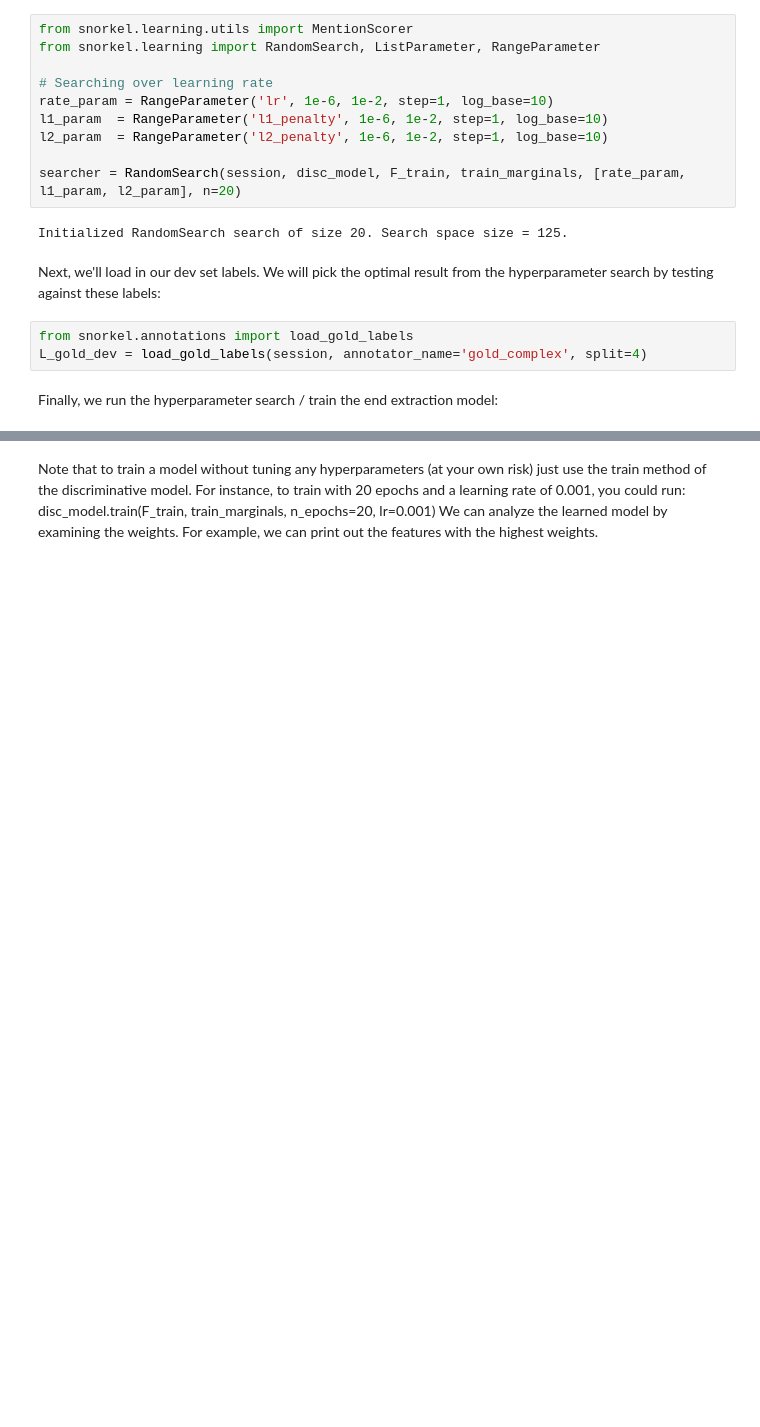
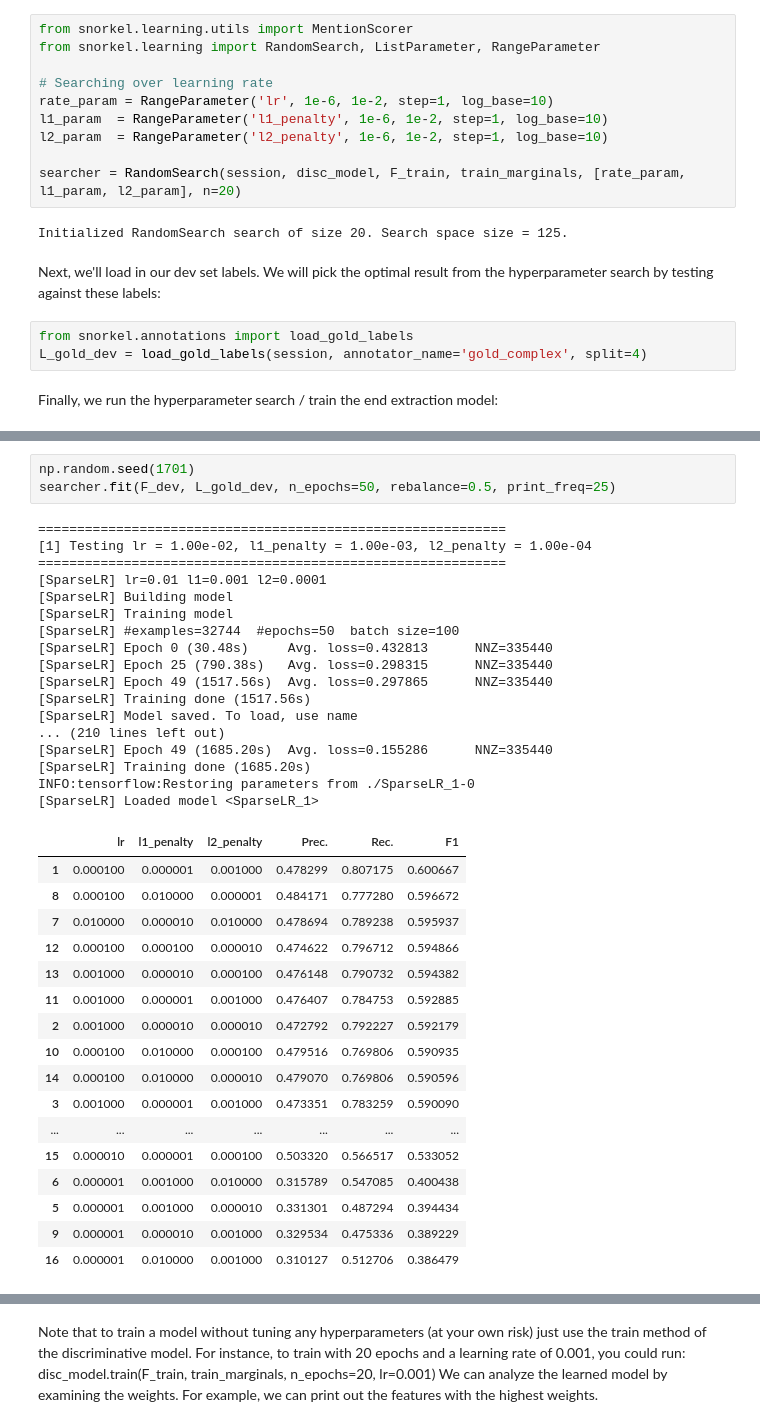
Before and after one commit to lmkostas/CS341_Arabidopsis, a Jupyter notebook: LabelingFunctions-complexPheno.ipynb, the cells around one changed output, grey strips where cells are left out. Drawn from its saved outputs; the diff is of its cells as text; blank space fills up the shorter version.

```diff
--- a/LabelingFunctions-complexPheno.ipynb
+++ b/LabelingFunctions-complexPheno.ipynb
@@ -970,0 +1360,38 @@ INFO:tensorflow:Restoring parameters from ./SparseLR_10-0
+# %%
+np.random.seed(1701)
+searcher.fit(F_dev, L_gold_dev, n_epochs=50, rebalance=0.5, print_freq=25)
+# %% [output]
+============================================================
+[1] Testing lr = 1.00e-02, l1_penalty = 1.00e-03, l2_penalty = 1.00e-04
+============================================================
+[SparseLR] lr=0.01 l1=0.001 l2=0.0001
+[SparseLR] Building model
+[SparseLR] Training model
+[SparseLR] #examples=32744  #epochs=50  batch size=100
+[SparseLR] Epoch 0 (30.48s)     Avg. loss=0.432813      NNZ=335440
+[SparseLR] Epoch 25 (790.38s)   Avg. loss=0.298315      NNZ=335440
+[SparseLR] Epoch 49 (1517.56s)  Avg. loss=0.297865      NNZ=335440
+[SparseLR] Training done (1517.56s)
+[SparseLR] Model saved. To load, use name
+... (210 lines left out)
+[SparseLR] Epoch 49 (1685.20s)  Avg. loss=0.155286      NNZ=335440
+[SparseLR] Training done (1685.20s)
+INFO:tensorflow:Restoring parameters from ./SparseLR_1-0
+[SparseLR] Loaded model <SparseLR_1>
+|  | lr | l1_penalty | l2_penalty | Prec. | Rec. | F1 |
+| 1 | 0.000100 | 0.000001 | 0.001000 | 0.478299 | 0.807175 | 0.600667 |
+| 8 | 0.000100 | 0.010000 | 0.000001 | 0.484171 | 0.777280 | 0.596672 |
+| 7 | 0.010000 | 0.000010 | 0.010000 | 0.478694 | 0.789238 | 0.595937 |
+| 12 | 0.000100 | 0.000100 | 0.000010 | 0.474622 | 0.796712 | 0.594866 |
+| 13 | 0.001000 | 0.000010 | 0.000100 | 0.476148 | 0.790732 | 0.594382 |
+| 11 | 0.001000 | 0.000001 | 0.001000 | 0.476407 | 0.784753 | 0.592885 |
+| 2 | 0.001000 | 0.000010 | 0.000010 | 0.472792 | 0.792227 | 0.592179 |
+| 10 | 0.000100 | 0.010000 | 0.000100 | 0.479516 | 0.769806 | 0.590935 |
+| 14 | 0.000100 | 0.010000 | 0.000010 | 0.479070 | 0.769806 | 0.590596 |
+| 3 | 0.001000 | 0.000001 | 0.001000 | 0.473351 | 0.783259 | 0.590090 |
+| ... | ... | ... | ... | ... | ... | ... |
+| 15 | 0.000010 | 0.000001 | 0.000100 | 0.503320 | 0.566517 | 0.533052 |
+| 6 | 0.000001 | 0.001000 | 0.010000 | 0.315789 | 0.547085 | 0.400438 |
+| 5 | 0.000001 | 0.001000 | 0.000010 | 0.331301 | 0.487294 | 0.394434 |
+| 9 | 0.000001 | 0.000010 | 0.001000 | 0.329534 | 0.475336 | 0.389229 |
+| 16 | 0.000001 | 0.010000 | 0.001000 | 0.310127 | 0.512706 | 0.386479 |
```
Also changed, not shown: parts of 70 cells of this notebook.
